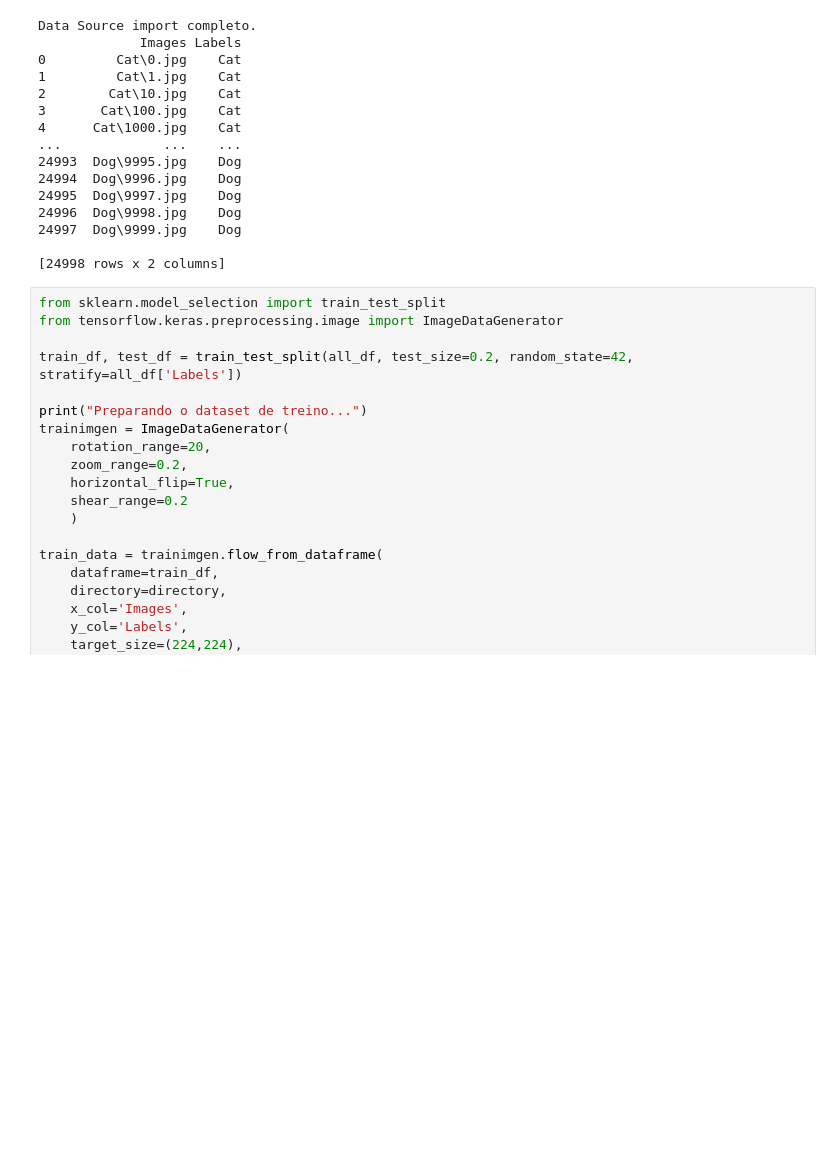
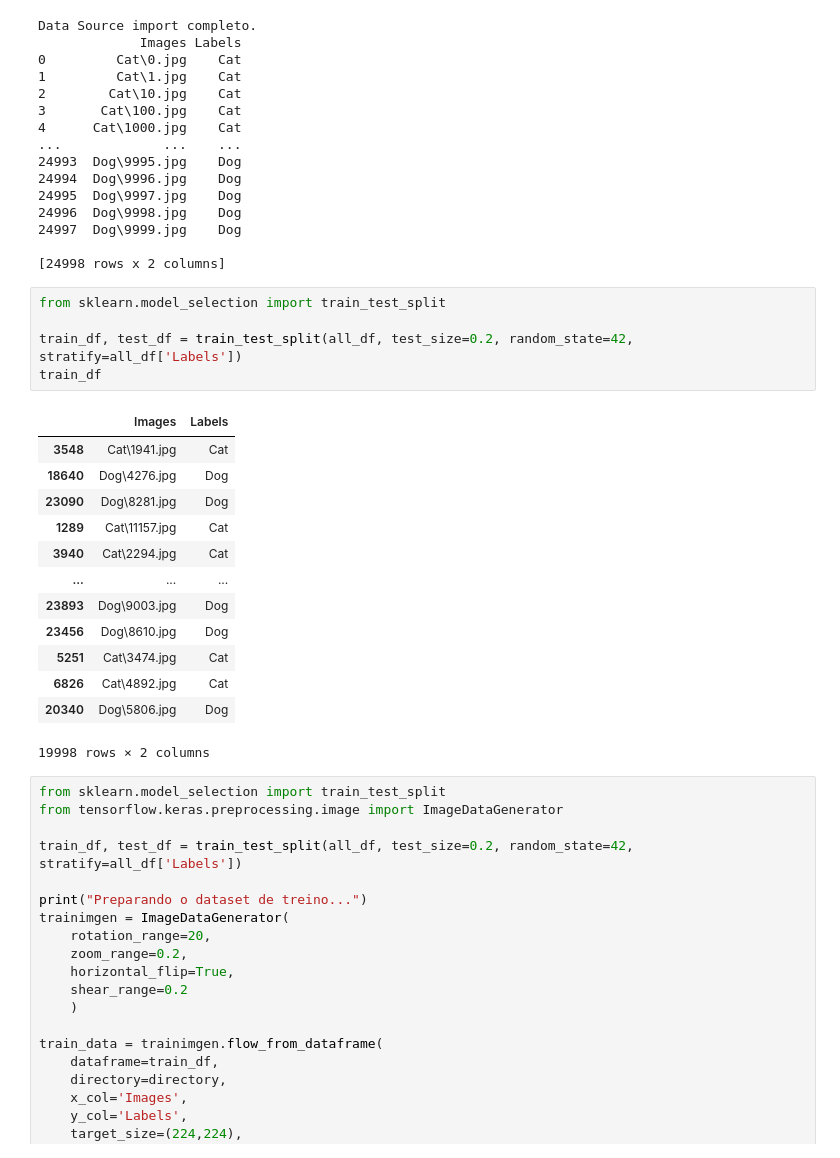
Before and after one commit to luukas20/cnn-cat-vs-dog, a Jupyter notebook: notebooks/catdog_cnn_training.ipynb, the cells around one changed output. Drawn from its saved outputs; the diff is of its cells as text; blank space fills up the shorter version.

```diff
--- a/notebooks/catdog_cnn_training.ipynb
+++ b/notebooks/catdog_cnn_training.ipynb
@@ -52,6 +52,25 @@ Data Source import completo.
 24997  Dog\9999.jpg    Dog
 
 [24998 rows x 2 columns]
+# %%
+from sklearn.model_selection import train_test_split
+
+train_df, test_df = train_test_split(all_df, test_size=0.2, random_state=42, stratify=all_df['Labels'])
+train_df
+# %% [output]
+|  | Images | Labels |
+| 3548 | Cat\1941.jpg | Cat |
+| 18640 | Dog\4276.jpg | Dog |
+| 23090 | Dog\8281.jpg | Dog |
+| 1289 | Cat\11157.jpg | Cat |
+| 3940 | Cat\2294.jpg | Cat |
+| ... | ... | ... |
+| 23893 | Dog\9003.jpg | Dog |
+| 23456 | Dog\8610.jpg | Dog |
+| 5251 | Cat\3474.jpg | Cat |
+| 6826 | Cat\4892.jpg | Cat |
+| 20340 | Dog\5806.jpg | Dog |
+19998 rows × 2 columns
 # %%
 from sklearn.model_selection import train_test_split
 from tensorflow.keras.preprocessing.image import ImageDataGenerator
```
Also changed, not shown: parts of 1 cell of this notebook.
